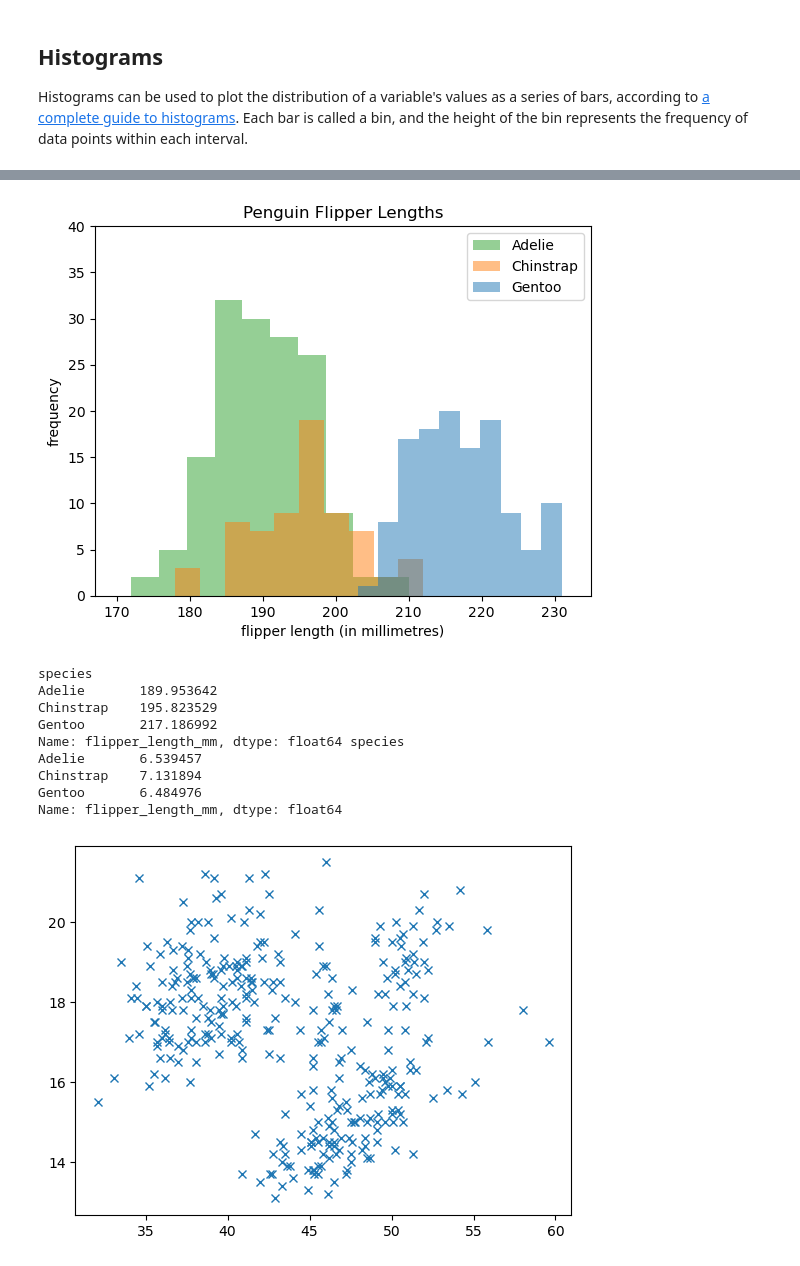
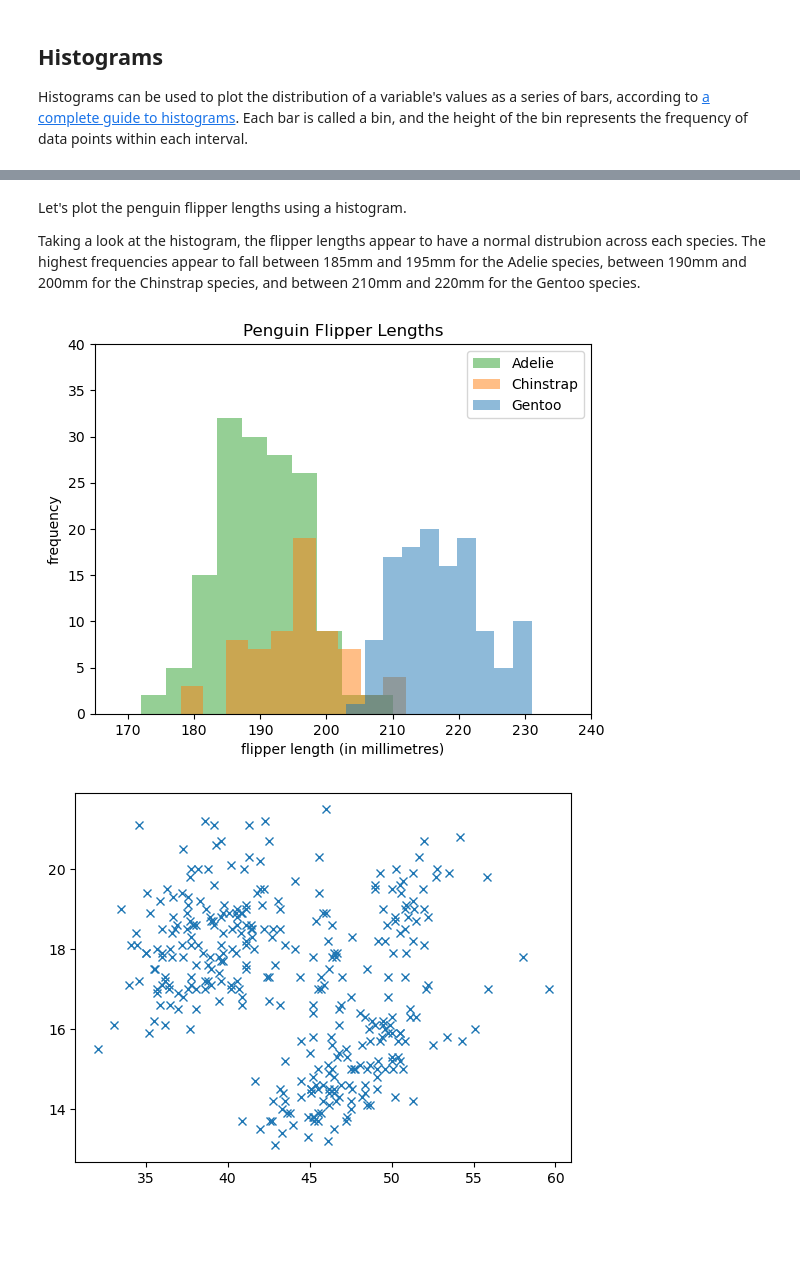
Before and after one commit to eoghanpw/pofda-mywork, a Jupyter notebook: penguins.ipynb, the cells around one changed output, grey strips where cells are left out. Saved outputs shown, nothing was run; the diff lists cells and outputs as text; code cells hidden in the pictures; blank space fills up the shorter version.

```diff
--- a/penguins.ipynb
+++ b/penguins.ipynb
@@ -241,46 +245,35 @@ Let's plot the penguin flipper lengths using a histogram.
+# %% [markdown]
+Let's plot the penguin flipper lengths using a histogram.
+
+Taking a look at the histogram, the flipper lengths appear to have a normal distrubion across each species. The highest frequencies appear to fall between 185mm and 195mm for the Adelie species, between 190mm and 200mm for the Chinstrap species, and between 210mm and 220mm for the Gentoo species.
 # %%
 # First let's get the flipper length per species and each to numpy array.
 flipper_length_adelie = penguins[penguins['species'] == "Adelie"]['flipper_length_mm'].to_numpy()
 flipper_length_chinstrap = penguins[penguins['species'] == "Chinstrap"]['flipper_length_mm'].to_numpy()
 flipper_length_gentoo = penguins[penguins['species'] == "Gentoo"]['flipper_length_mm'].to_numpy()
 
 # Use subplots to create the histogram.
 fig, ax = plt.subplots()
 
 # Select the plot type, legend label, bar colour, transparency, number of bins.
 ax.hist(flipper_length_adelie, label='Adelie', color='tab:green', alpha=0.5, bins=10)
 ax.hist(flipper_length_chinstrap, label='Chinstrap', color='tab:orange', alpha=0.5, bins=10)
 ax.hist(flipper_length_gentoo, label='Gentoo', color='tab:blue', alpha=0.5, bins=10)
 
 # Set the axis labels, axis limits, title.
 ax.set_xlabel('flipper length (in millimetres)')
 ax.set_ylabel('frequency')
-ax.set_xlim(167,235)
+ax.set_xlim(165,240)
 ax.set_ylim(0,40)
 ax.set_title('Penguin Flipper Lengths')
 
 # Add legend.
 ax.legend()
 
 # Show the histogram.
 plt.show()
 # %% [output]
-[figure, old version]
+[figure, new version]
-# %%
-flipper_length_species_mean = penguins.groupby(['species'])['flipper_length_mm'].mean()
-flipper_length_species_std = penguins.groupby(['species'])['flipper_length_mm'].std()
-
-print(flipper_length_species_mean, flipper_length_species_std)
-# %% [output]
-species
-Adelie       189.953642
-Chinstrap    195.823529
-Gentoo       217.186992
-Name: flipper_length_mm, dtype: float64 species
-Adelie       6.539457
-Chinstrap    7.131894
-Gentoo       6.484976
-Name: flipper_length_mm, dtype: float64
 # %%
 bill_length = penguins["bill_length_mm"].to_numpy()
 bill_depth = penguins["bill_depth_mm"].to_numpy()
```
Also changed, not shown: parts of 5 cells of this notebook.
